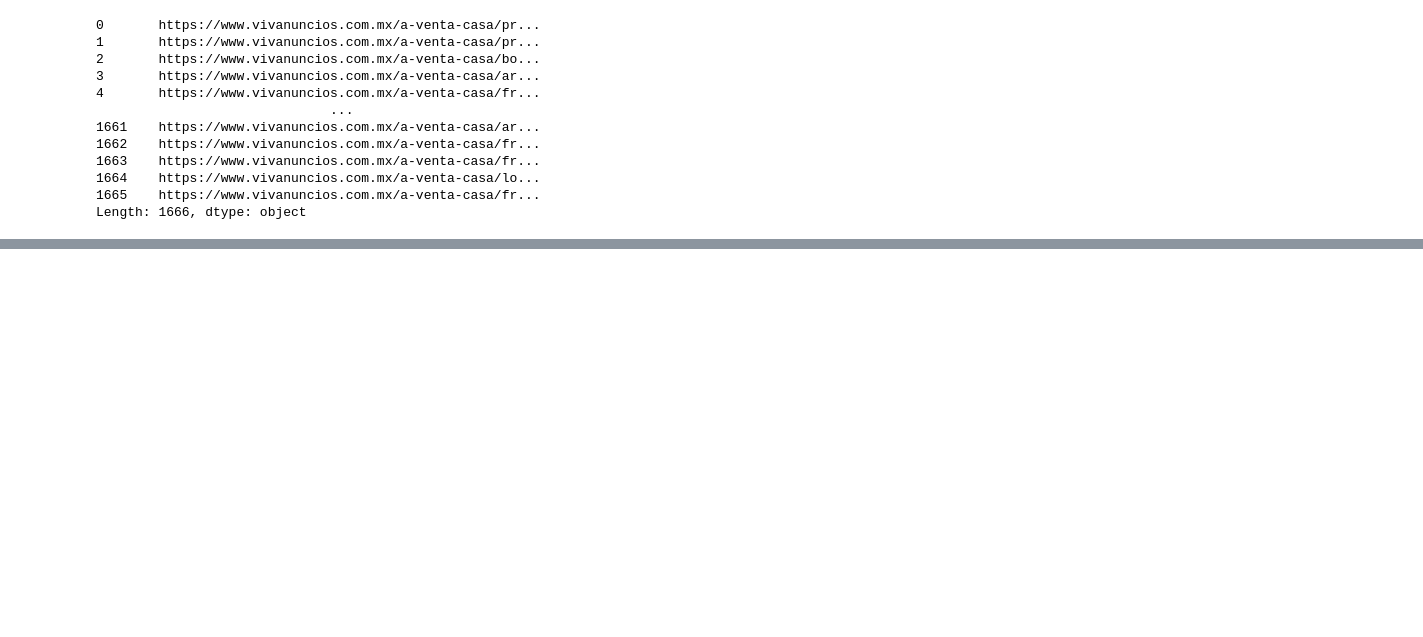
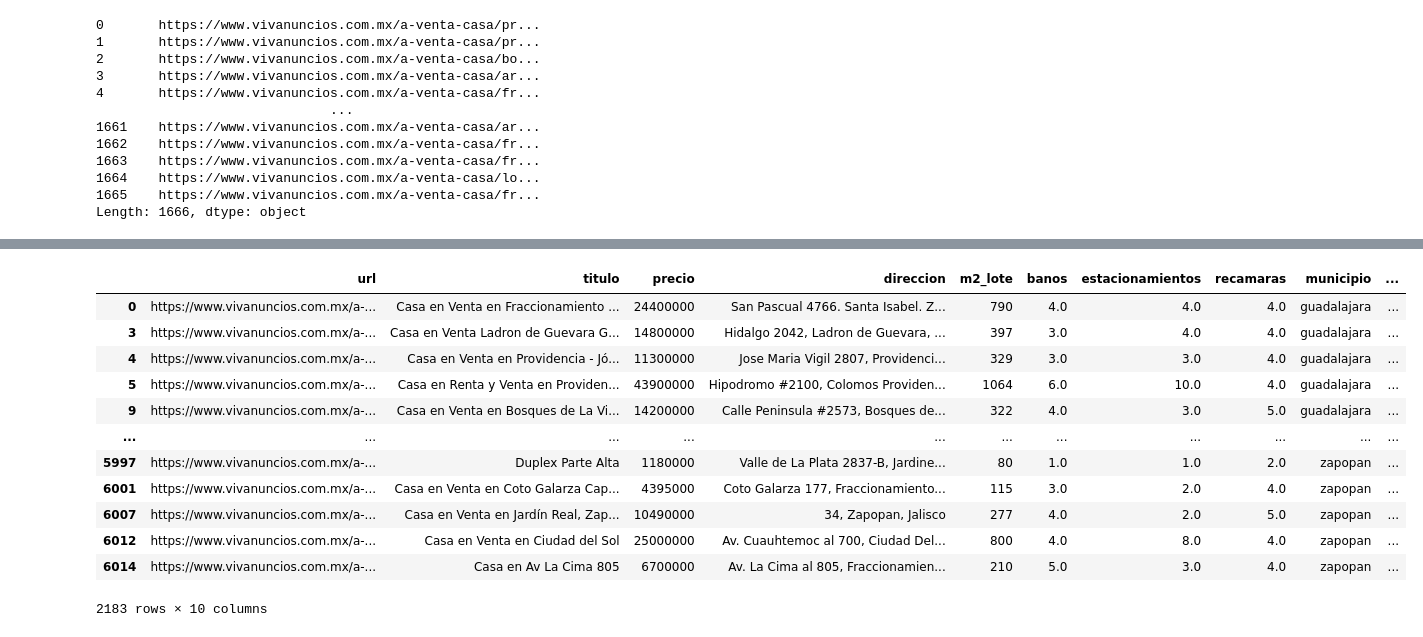
Before and after one commit to ColossalCoin/Aristippus, a Jupyter notebook: DataCleansing.ipynb, the cells around one changed output, grey strips where cells are left out. Saved outputs shown, nothing was run; the diff lists cells and outputs as text; code cells hidden in the pictures; blank space fills up the shorter version.

```diff
--- a/DataCleansing.ipynb
+++ b/DataCleansing.ipynb
@@ -102,2 +105,57 @@ df
+# %%
+import unicodedata
+
+def quitar_acentos(texto):
+    if isinstance(texto, str):
+        return ''.join(
+            c for c in unicodedata.normalize('NFKD', texto)
+            if not unicodedata.combining(c)
+        )
+    return texto
+
+df['direccion'] = df['direccion'].apply(quitar_acentos)
+# %%
+import pandas as pd
+
+def filtrar_direcciones_con_numero(df, columna='direccion'):
+    """
+    Filtra un DataFrame conservando solo las filas cuya dirección
+    (antes de la primera coma) contiene al menos un número.
+
+    Parámetros:
+        df: pandas.DataFrame
+        columna: str, nombre de la columna de direcciones
+
+    Retorna:
+        pandas.DataFrame filtrado
+    """
+    if columna not in df.columns:
+        raise ValueError(f"La columna '{columna}' no existe en el DataFrame.")
+
+    # Crear columna auxiliar con el texto antes de la primera coma
+    inicio = df[columna].str.split(',', n=1).str[0]
+
+    # Crear máscara booleana: True si contiene un número
+    mascara = inicio.str.contains(r'\d', na=False)
+
+    # Aplicar filtro y devolver resultado
+    return df[mascara].copy()
+
+df = filtrar_direcciones_con_numero(df)
+df
+# %% [output]
+|  | url | titulo | precio | direccion | m2_lote | banos | estacionamientos | recamaras | municipio | ... |
+| 0 | https://www.vivanuncios.com.mx/a-... | Casa en Venta en Fraccionamiento ... | 24400000 | San Pascual 4766. Santa Isabel. Z... | 790 | 4.0 | 4.0 | 4.0 | guadalajara | ... |
+| 3 | https://www.vivanuncios.com.mx/a-... | Casa en Venta Ladron de Guevara G... | 14800000 | Hidalgo 2042, Ladron de Guevara, ... | 397 | 3.0 | 4.0 | 4.0 | guadalajara | ... |
+| 4 | https://www.vivanuncios.com.mx/a-... | Casa en Venta en Providencia - Jó... | 11300000 | Jose Maria Vigil 2807, Providenci... | 329 | 3.0 | 3.0 | 4.0 | guadalajara | ... |
+| 5 | https://www.vivanuncios.com.mx/a-... | Casa en Renta y Venta en Providen... | 43900000 | Hipodromo #2100, Colomos Providen... | 1064 | 6.0 | 10.0 | 4.0 | guadalajara | ... |
+| 9 | https://www.vivanuncios.com.mx/a-... | Casa en Venta en Bosques de La Vi... | 14200000 | Calle Peninsula #2573, Bosques de... | 322 | 4.0 | 3.0 | 5.0 | guadalajara | ... |
+| ... | ... | ... | ... | ... | ... | ... | ... | ... | ... | ... |
+| 5997 | https://www.vivanuncios.com.mx/a-... | Duplex Parte Alta | 1180000 | Valle de La Plata 2837-B, Jardine... | 80 | 1.0 | 1.0 | 2.0 | zapopan | ... |
+| 6001 | https://www.vivanuncios.com.mx/a-... | Casa en Venta en Coto Galarza Cap... | 4395000 | Coto Galarza 177, Fraccionamiento... | 115 | 3.0 | 2.0 | 4.0 | zapopan | ... |
+| 6007 | https://www.vivanuncios.com.mx/a-... | Casa en Venta en Jardín Real, Zap... | 10490000 | 34, Zapopan, Jalisco | 277 | 4.0 | 2.0 | 5.0 | zapopan | ... |
+| 6012 | https://www.vivanuncios.com.mx/a-... | Casa en Venta en Ciudad del Sol | 25000000 | Av. Cuauhtemoc al 700, Ciudad Del... | 800 | 4.0 | 8.0 | 4.0 | zapopan | ... |
+| 6014 | https://www.vivanuncios.com.mx/a-... | Casa en Av La Cima 805 | 6700000 | Av. La Cima al 805, Fraccionamien... | 210 | 5.0 | 3.0 | 4.0 | zapopan | ... |
+2183 rows × 10 columns
 # %%
 df.to_csv("Data/propiedades_jalisco.csv", index=False, encoding="utf-8")
```
Also changed, not shown: parts of 2 cells of this notebook, 8 other files.
